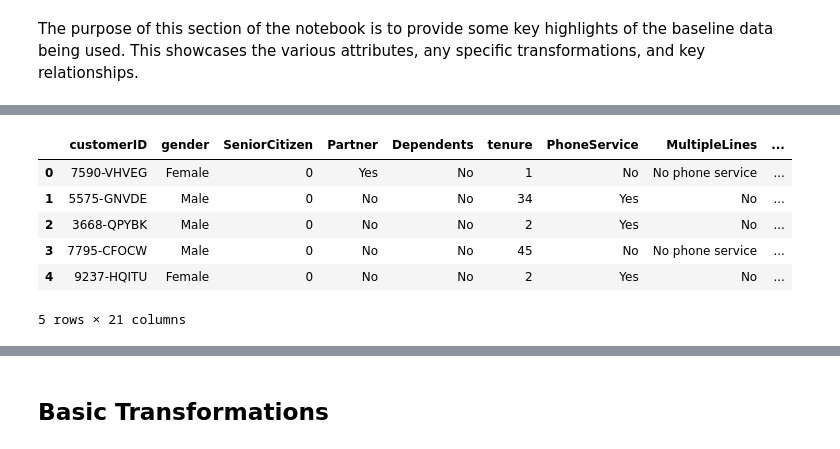
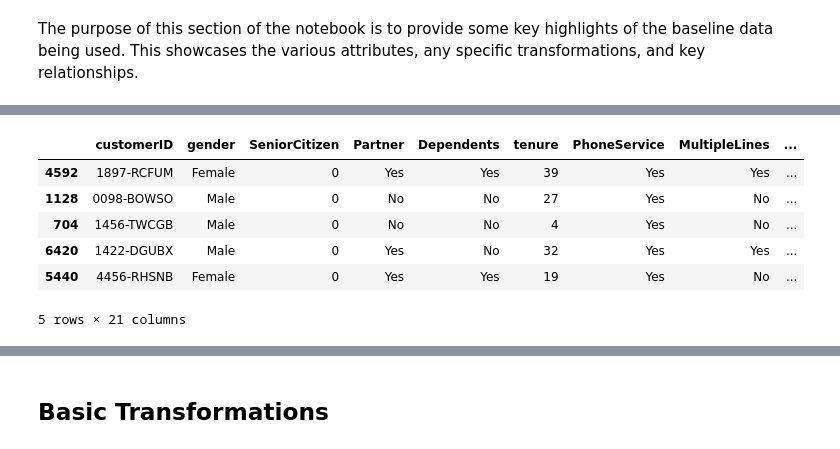
Before and after one commit to ts-azure-services/drift-primer, a Jupyter notebook: mlops_primer/exploratory_analysis.ipynb, the cells around one changed output, grey strips where cells are left out. Cells and saved outputs as stored; diff of their text form; code cells hidden in the pictures.

```diff
--- a/mlops_primer/exploratory_analysis.ipynb
+++ b/mlops_primer/exploratory_analysis.ipynb
@@ -3,6 +3,18 @@
 # %% [markdown]
 The purpose of this section of the notebook is to provide some key highlights of the baseline data being used. This showcases the various attributes, any specific transformations, and key relationships.
 # %%
-# Import the relevant libraries
-import numpy as np
+# Import the relevant libraries, and load the dataset
 import pandas as pd
+import seaborn as sns
+import math
+
+# Plotting
+import matplotlib.pyplot as plt
+# %matplotlib inline
+import seaborn as sns
+# morancolor=sns.color_palette(['#66260b', '#cb8034', '#ddc08d', '#9c886f', '#47261a','#363634', '#524636', '#ac7330', '#b19a78', '#d1c5ab'])
+# sns.set_theme(style="whitegrid")#, palette=morancolor)
+# plt.rcParams['font.family']='serif'
+# plt.rcParams['figure.dpi'] =100 # high resolution
+
+df = pd.read_csv('./../datasets/original/WA_Fn-UseC_-Telco-Customer-Churn.csv')
@@ -15,5 +27,4 @@ As can be seen below, the dataset contains 21 columns and 7,043 rows.
 # %%
-df = pd.read_csv('./../datasets/WA_Fn-UseC_-Telco-Customer-Churn.csv')
 df.info()
 # %% [output]
 <class 'pandas.core.frame.DataFrame'>
@@ -36,10 +53,10 @@ memory usage: 1.1+ MB
 # %%
-df.head()
+df.sample(n=5)
 # %% [output]
 |  | customerID | gender | SeniorCitizen | Partner | Dependents | tenure | PhoneService | MultipleLines | ... |
-| 0 | 7590-VHVEG | Female | 0 | Yes | No | 1 | No | No phone service | ... |
-| 1 | 5575-GNVDE | Male | 0 | No | No | 34 | Yes | No | ... |
-| 2 | 3668-QPYBK | Male | 0 | No | No | 2 | Yes | No | ... |
-| 3 | 7795-CFOCW | Male | 0 | No | No | 45 | No | No phone service | ... |
-| 4 | 9237-HQITU | Female | 0 | No | No | 2 | Yes | No | ... |
+| 4592 | 1897-RCFUM | Female | 0 | Yes | Yes | 39 | Yes | Yes | ... |
+| 1128 | 0098-BOWSO | Male | 0 | No | No | 27 | Yes | No | ... |
+| 704 | 1456-TWCGB | Male | 0 | No | No | 4 | Yes | No | ... |
+| 6420 | 1422-DGUBX | Male | 0 | Yes | No | 32 | Yes | Yes | ... |
+| 5440 | 4456-RHSNB | Female | 0 | Yes | Yes | 19 | Yes | No | ... |
 5 rows × 21 columns
```
Also changed, not shown: parts of 12 cells of this notebook, 1 other file.
